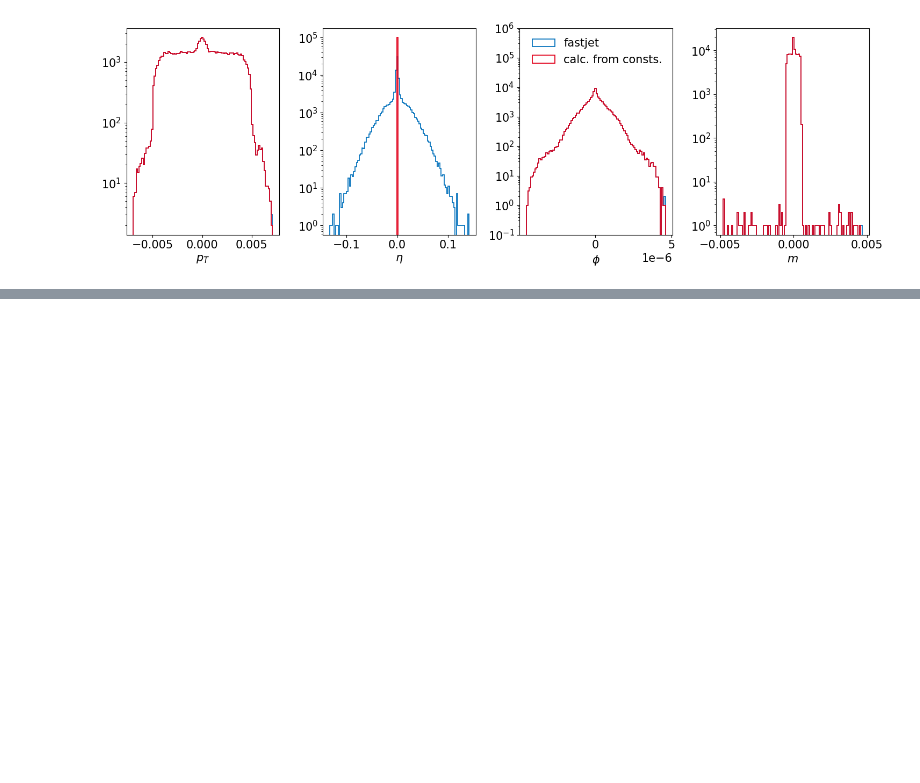
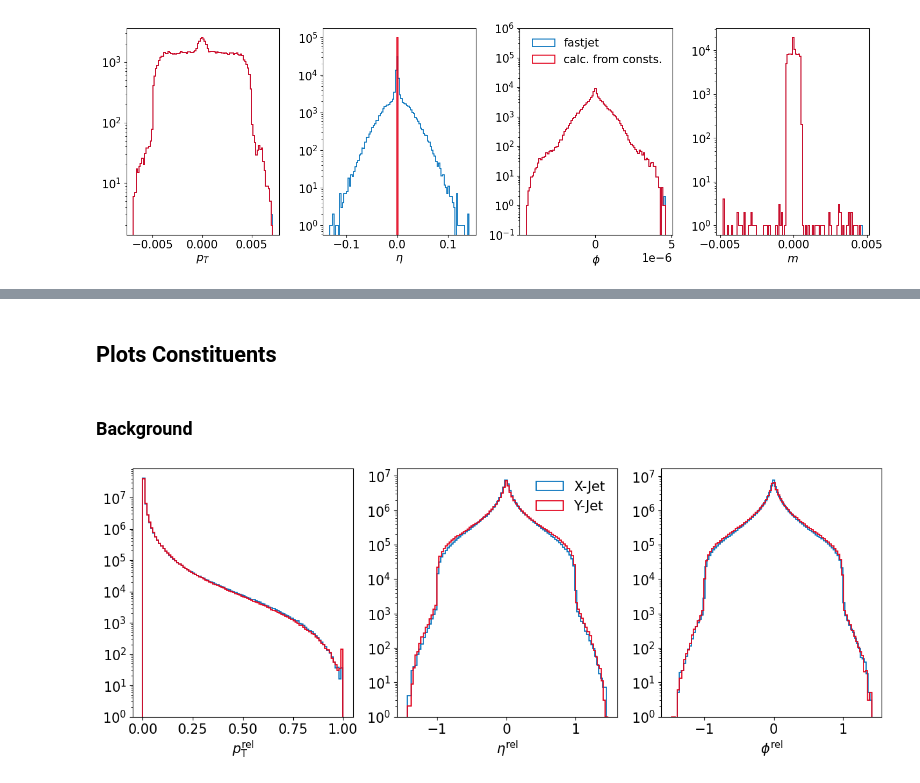
Before and after one commit to ewencedr/FastJet-LHCO, a Jupyter notebook: fastjet_example.ipynb, the cells around one changed output, grey strips where cells are left out. Drawn from its saved outputs; the diff is of its cells as text; code cells hidden in the pictures; blank space fills up the shorter version.

```diff
--- a/fastjet_example.ipynb
+++ b/fastjet_example.ipynb
@@ -516,0 +581,5 @@ plt.show()
+# %%
+consts_rel_background = consts_rel[:len_bckg]
+consts_rel_signal = consts_rel[len_bckg:]
+jets_calc_background = jet_data_calc[:len_bckg]
+jets_calc_signal = jet_data_calc[len_bckg:]
@@ -516,0 +588,13 @@ plt.show()
+# %%
+background_path_rel = final_path + "processed_data_background_rel.h5"
+signal_path_rel = final_path + "processed_data_signal_rel.h5"
+with h5py.File(background_path_rel, "w") as f:
+    f.create_dataset("jet_data", data=jets_calc_background)
+    f.create_dataset("constituents", data=consts_rel_background)
+    f.create_dataset("mask", data=mask_background)
+with h5py.File(signal_path_rel, "w") as f:
+    f.create_dataset("jet_data", data=jets_calc_signal)
+    f.create_dataset("constituents", data=consts_rel_signal)
+    f.create_dataset("mask", data=mask_signal)
+# %% [markdown]
+## Plots Constituents
@@ -516,0 +604,31 @@ plt.show()
+# %%
+consts_rel_background_x = consts_rel_background[:, 0]
+consts_rel_background_y = consts_rel_background[:, 1]
+consts_rel_signal_x = consts_rel_signal[:, 0]
+consts_rel_signal_y = consts_rel_signal[:, 1]
+# %% [markdown]
+### Background
+# %%
+fig, axs = plt.subplots(1, 3, figsize=(15, 5))
+
+for index,ax in enumerate(axs):
+    # cycle through the colors
+    next(ax._get_lines.prop_cycler)
+    next(ax._get_lines.prop_cycler)
+
+    ax.hist(
+        consts_rel_background_x[..., index].flatten()[consts_rel_background_x[..., index].flatten() != 0], bins=100, label="X-Jet", histtype="step"
+    )
+    ax.hist(
+        consts_rel_background_y[..., index].flatten()[consts_rel_background_y[..., index].flatten() != 0], bins=100, label="Y-Jet", histtype="step"
+    )
+
+    ax.set_xlabel(f"{label_map_rel[str(index)]}")
+    if index == 0 or index == 1 or index == 2:
+        ax.set_yscale("log")
+    ax.set_ylim(1,)
+    if index == 1:
+        ax.legend(frameon=False)
+plt.show()
+# %% [output]
+[figure, added]
```
Also changed, not shown: parts of 30 cells of this notebook.
